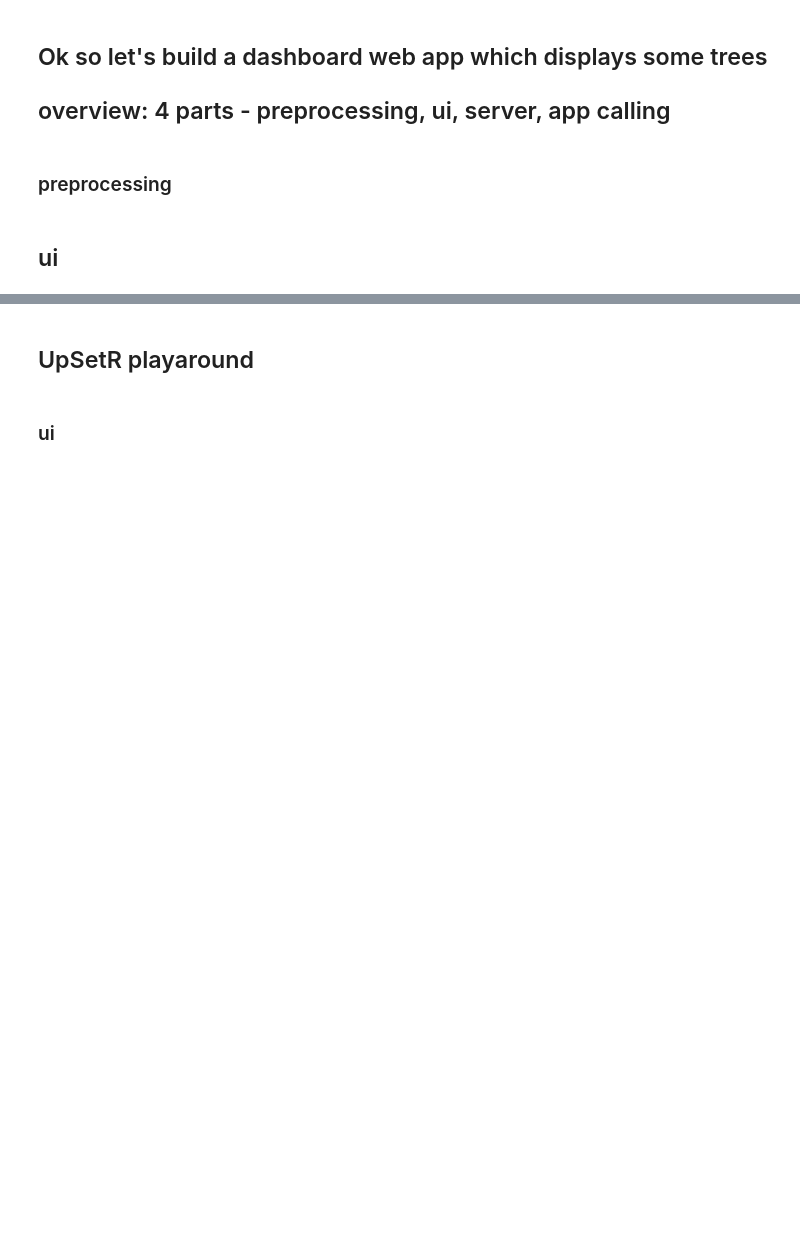
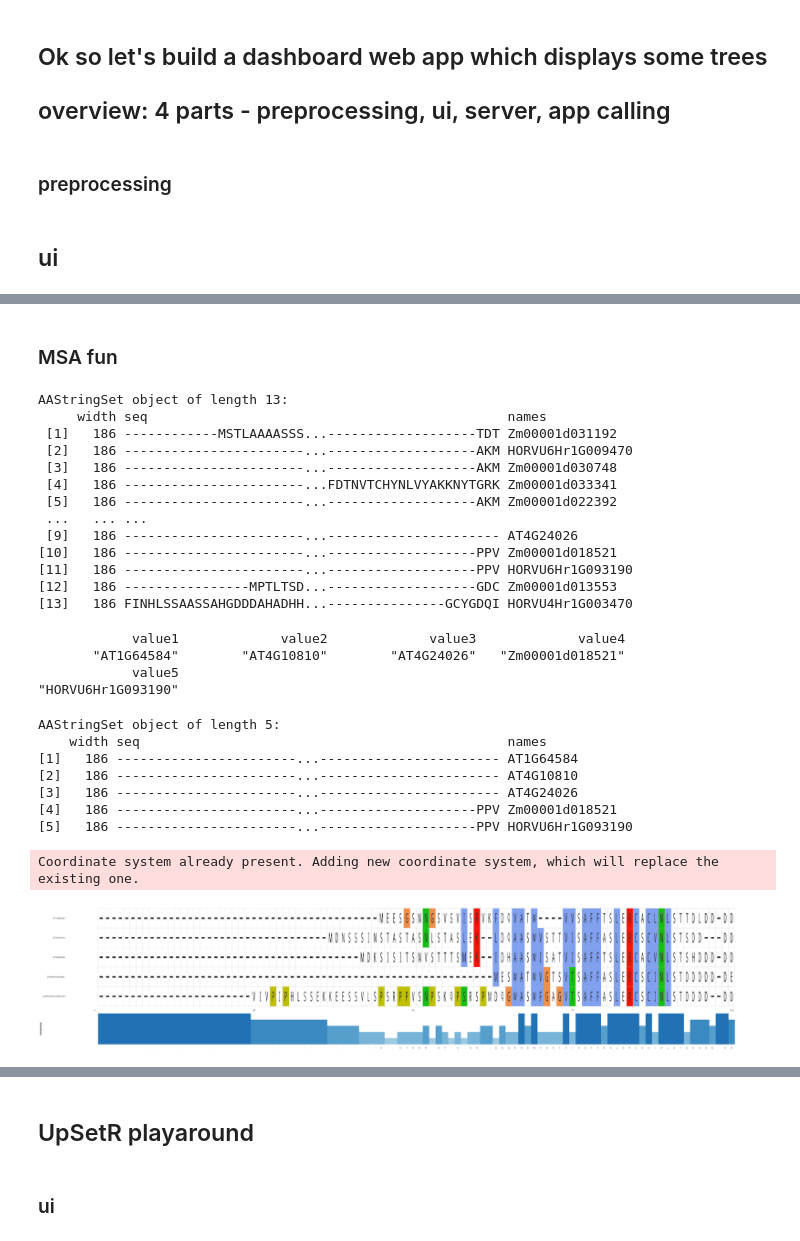
Before and after one commit to tgstoecker/A2TEA.WebApp, a Jupyter notebook: shiny_tests.ipynb, the cells around one changed output, grey strips where cells are left out. Cells and saved outputs as stored; diff of their text form; code cells hidden in the pictures; blank space fills up the shorter version.

```diff
--- a/shiny_tests.ipynb
+++ b/shiny_tests.ipynb
@@ -818,0 +823,64 @@ Listening on http://127.0.0.1:7245
+# %% [markdown]
+### MSA fun
+# %%
+options(repr.plot.width=40, repr.plot.height=8)
+
+#load(file = "A2TEA_finished.RData")
+#validObject(HYPOTHESES.a2tea$hypothesis_1@expanded_OGs$N0.HOG0000207@tree)
+
+a <- HYPOTHESES.a2tea$hypothesis_1@expanded_OGs$N0.HOG0000234@blast_table$qseqid_name
+# second: get number of genes in HOG
+b <- HYPOTHESES.a2tea$hypothesis_1@expanded_OGs$N0.HOG0000234@num_genes_HOG
+# third: get first n unique elements of vector = all genes in HOG
+#unique(a)[1:b]
+
+#available_msa()
+#HYPOTHESES.a2tea$hypothesis_1@expanded_OGs$N0.HOG0000234@fasta_files[[1]][1]
+# protein_sequences <- system.file("extdata", "sample.fasta", package = "ggmsa")
+#ggmsa(protein_sequences, 300, 350, color = "Clustal", font = "DroidSansMono", char_width = 0.5, seq_name = T )
+
+
+
+my_msa <- HYPOTHESES.a2tea$hypothesis_1@expanded_OGs$N0.HOG0005781@msa
+my_msa
+#my_tidy_msa <- tidy_msa(my_msa, start = NULL, end = NULL)
+
+filt_vec <- as_vector(HYPOTHESES.a2tea$hypothesis_1@expanded_OGs$N0.HOG0005781@genes_HOG)
+filt_vec
+
+my_msa[filt_vec]
+
+ggmsa(
+    my_msa[filt_vec], 1, 100,
+    color = "Clustal",
+    font = "DroidSansMono",
+    char_width = 0.5,
+    seq_name = TRUE
+     ) + geom_msaBar()
+# %% [output]
+AAStringSet object of length 13:
+     width seq                                              names
+ [1]   186 ------------MSTLAAAASSS...-------------------TDT Zm00001d031192
+ [2]   186 -----------------------...-------------------AKM HORVU6Hr1G009470
+ [3]   186 -----------------------...-------------------AKM Zm00001d030748
+ [4]   186 -----------------------...FDTNVTCHYNLVYAKKNYTGRK Zm00001d033341
+ [5]   186 -----------------------...-------------------AKM Zm00001d022392
+ ...   ... ...
+ [9]   186 -----------------------...---------------------- AT4G24026
+[10]   186 -----------------------...-------------------PPV Zm00001d018521
+[11]   186 -----------------------...-------------------PPV HORVU6Hr1G093190
+[12]   186 ----------------MPTLTSD...-------------------GDC Zm00001d013553
+[13]   186 FINHLSSAASSAHGDDDAHADHH...---------------GCYGDQI HORVU4Hr1G003470
+            value1             value2             value3             value4
+       "AT1G64584"        "AT4G10810"        "AT4G24026"   "Zm00001d018521"
+            value5
+"HORVU6Hr1G093190"
+AAStringSet object of length 5:
+    width seq                                               names
+[1]   186 -----------------------...----------------------- AT1G64584
+[2]   186 -----------------------...----------------------- AT4G10810
+[3]   186 -----------------------...----------------------- AT4G24026
+[4]   186 -----------------------...--------------------PPV Zm00001d018521
+[5]   186 -----------------------...--------------------PPV HORVU6Hr1G093190
+Coordinate system already present. Adding new coordinate system, which will replace the existing one.
+[figure, added]
```
Also changed, not shown: parts of 10 cells of this notebook.
